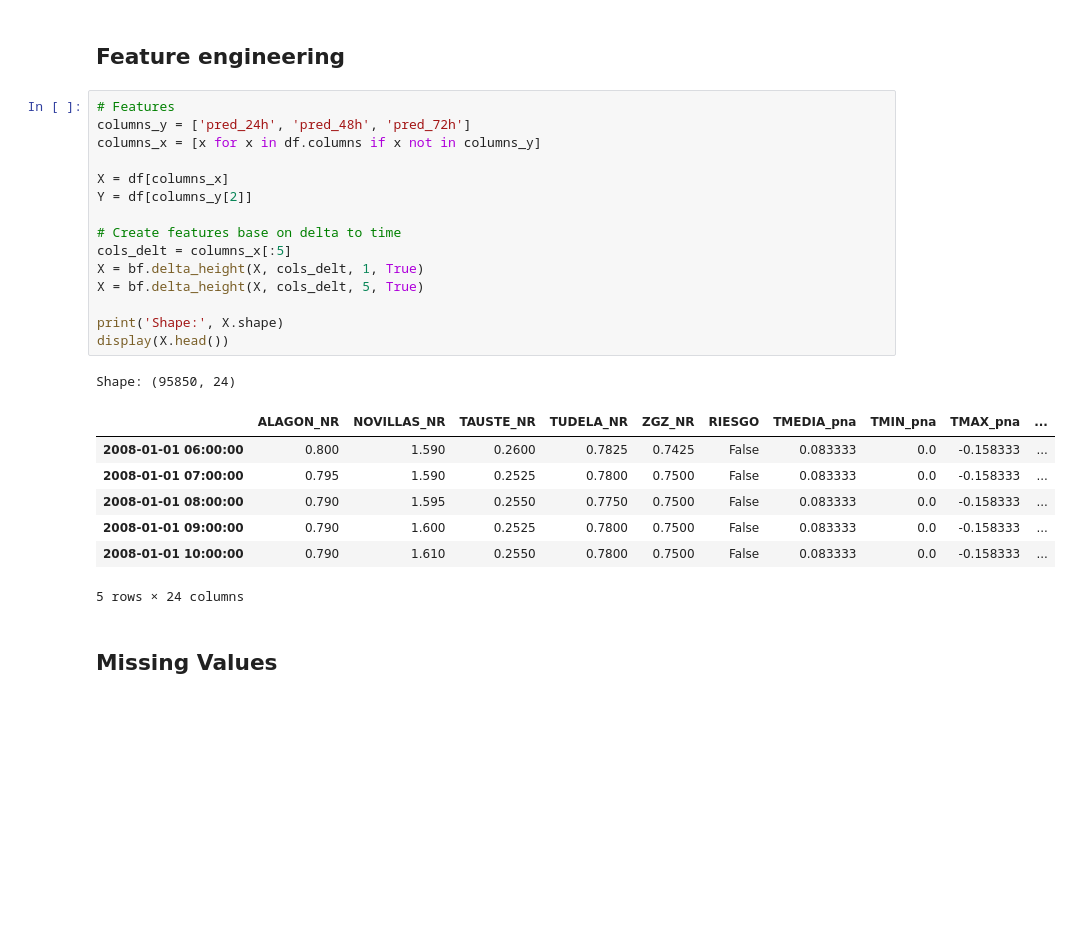
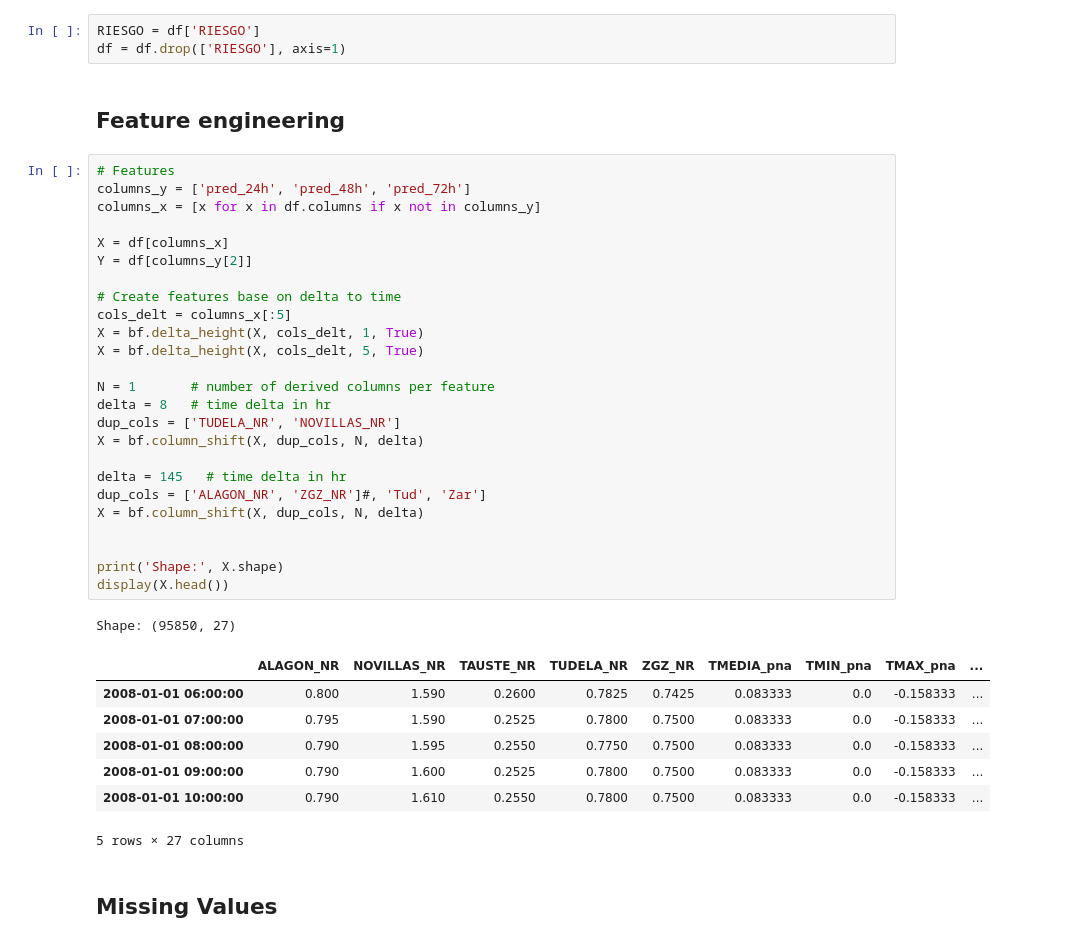
Before and after one commit to mlopezcaballero/Apsu, a Jupyter notebook: notebooks/data_preparation.ipynb, the cells around one changed output. Cells and saved outputs as stored; diff of their text form; blank space fills up the shorter version.

```diff
--- a/notebooks/data_preparation.ipynb
+++ b/notebooks/data_preparation.ipynb
@@ -261,32 +260,45 @@ Index(['ALAGON_NR', 'NOVILLAS_NR', 'TAUSTE_NR', 'TUDELA_NR', 'ZGZ_NR',
        'TMAX_pna', 'PRECIPITACION_pna', 'TMEDIA_zar_aero', 'TMIN_zar_aero',
        'TMAX_zar_aero', 'PRECIPITACION_zar_aero'],
       dtype='object')
+# %%
+RIESGO = df['RIESGO']
+df = df.drop(['RIESGO'], axis=1)
 # %% [markdown]
 ## Feature engineering <a class="anchor" id="third-bullet"></a>
 # %%
 # Features
 columns_y = ['pred_24h', 'pred_48h', 'pred_72h']
 columns_x = [x for x in df.columns if x not in columns_y]
 
 X = df[columns_x]
 Y = df[columns_y[2]]
 
 # Create features base on delta to time
 cols_delt = columns_x[:5]
 X = bf.delta_height(X, cols_delt, 1, True)
 X = bf.delta_height(X, cols_delt, 5, True)
 
+N = 1       # number of derived columns per feature
+delta = 8   # time delta in hr
+dup_cols = ['TUDELA_NR', 'NOVILLAS_NR']
+X = bf.column_shift(X, dup_cols, N, delta)
+
+delta = 145   # time delta in hr
+dup_cols = ['ALAGON_NR', 'ZGZ_NR']#, 'Tud', 'Zar']
+X = bf.column_shift(X, dup_cols, N, delta)
+
+
 print('Shape:', X.shape)
 display(X.head())
 # %% [output]
-Shape: (95850, 24)
+Shape: (95850, 27)
-|  | ALAGON_NR | NOVILLAS_NR | TAUSTE_NR | TUDELA_NR | ZGZ_NR | RIESGO | TMEDIA_pna | TMIN_pna | TMAX_pna | ... |
-| 2008-01-01 06:00:00 | 0.800 | 1.590 | 0.2600 | 0.7825 | 0.7425 | False | 0.083333 | 0.0 | -0.158333 | ... |
-| 2008-01-01 07:00:00 | 0.795 | 1.590 | 0.2525 | 0.7800 | 0.7500 | False | 0.083333 | 0.0 | -0.158333 | ... |
-| 2008-01-01 08:00:00 | 0.790 | 1.595 | 0.2550 | 0.7750 | 0.7500 | False | 0.083333 | 0.0 | -0.158333 | ... |
-| 2008-01-01 09:00:00 | 0.790 | 1.600 | 0.2525 | 0.7800 | 0.7500 | False | 0.083333 | 0.0 | -0.158333 | ... |
-| 2008-01-01 10:00:00 | 0.790 | 1.610 | 0.2550 | 0.7800 | 0.7500 | False | 0.083333 | 0.0 | -0.158333 | ... |
+|  | ALAGON_NR | NOVILLAS_NR | TAUSTE_NR | TUDELA_NR | ZGZ_NR | TMEDIA_pna | TMIN_pna | TMAX_pna | ... |
+| 2008-01-01 06:00:00 | 0.800 | 1.590 | 0.2600 | 0.7825 | 0.7425 | 0.083333 | 0.0 | -0.158333 | ... |
+| 2008-01-01 07:00:00 | 0.795 | 1.590 | 0.2525 | 0.7800 | 0.7500 | 0.083333 | 0.0 | -0.158333 | ... |
+| 2008-01-01 08:00:00 | 0.790 | 1.595 | 0.2550 | 0.7750 | 0.7500 | 0.083333 | 0.0 | -0.158333 | ... |
+| 2008-01-01 09:00:00 | 0.790 | 1.600 | 0.2525 | 0.7800 | 0.7500 | 0.083333 | 0.0 | -0.158333 | ... |
+| 2008-01-01 10:00:00 | 0.790 | 1.610 | 0.2550 | 0.7800 | 0.7500 | 0.083333 | 0.0 | -0.158333 | ... |
-5 rows × 24 columns
+5 rows × 27 columns
 # %% [markdown]
 ## Missing Values <a class="anchor" id="fifth-bullet"></a>
 # %%
```
Also changed, not shown: parts of 15 cells of this notebook, 1 other file.
